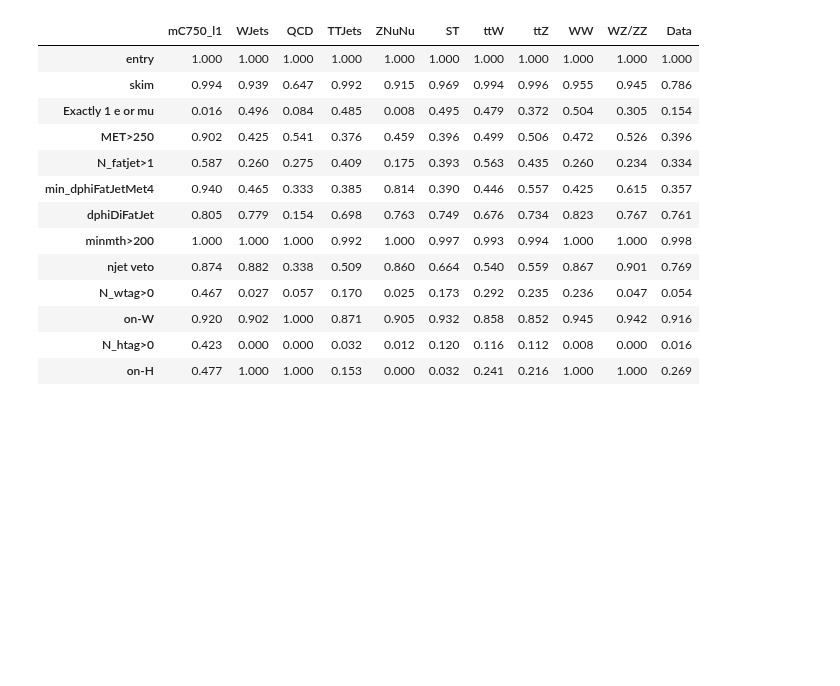
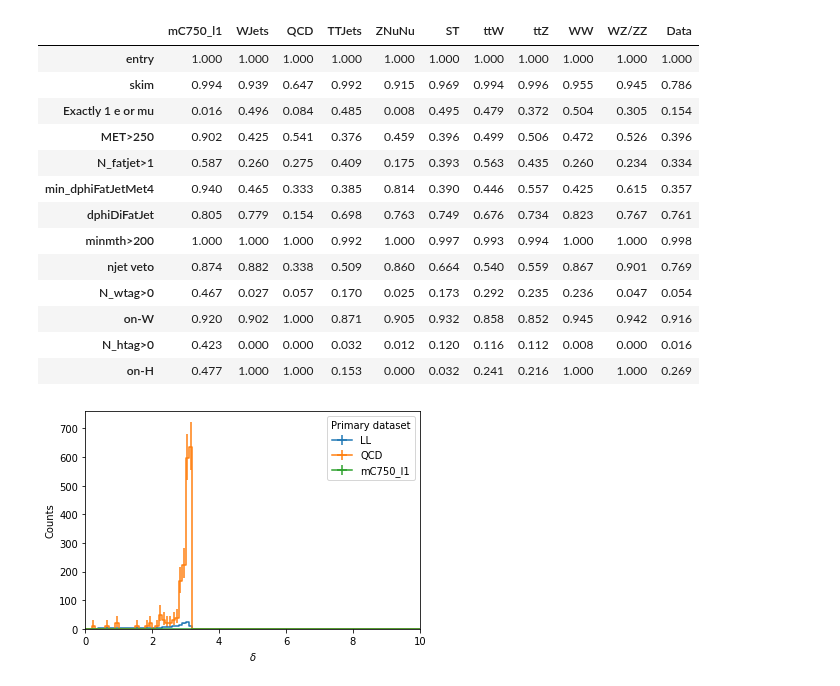
Before and after one commit to mirandabryson/tW_scattering, a Jupyter notebook: processor/oneLep_CR.ipynb, the cells around one changed output. Saved outputs shown, nothing was run; the diff lists cells and outputs as text; code cells hidden in the pictures; blank space fills up the shorter version.

```diff
--- a/processor/oneLep_CR.ipynb
+++ b/processor/oneLep_CR.ipynb
@@ -631,0 +537,5 @@ df
+# %%
+histogram = output['dphiDiFatJet']
+ax = hist.plot1d(histogram,overlay="dataset", stack=False)
+# %% [output]
+[figure, added]
```
Also changed, not shown: parts of 12 cells of this notebook, 1 other file.
